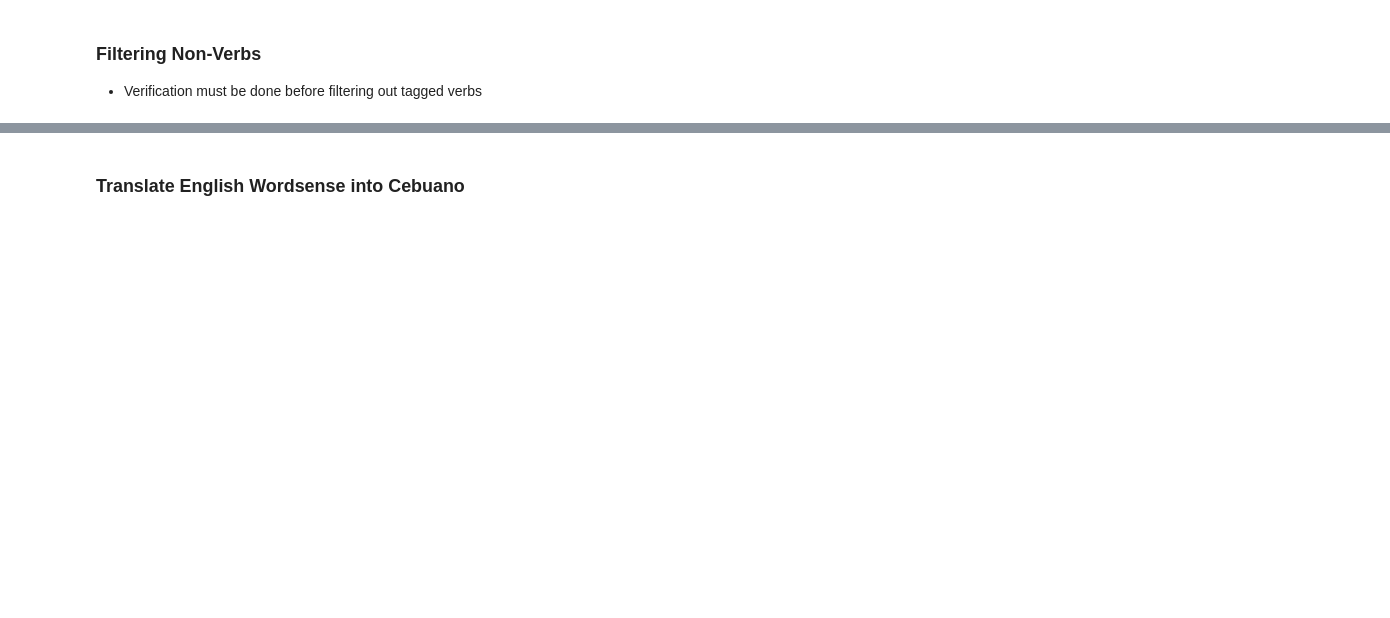
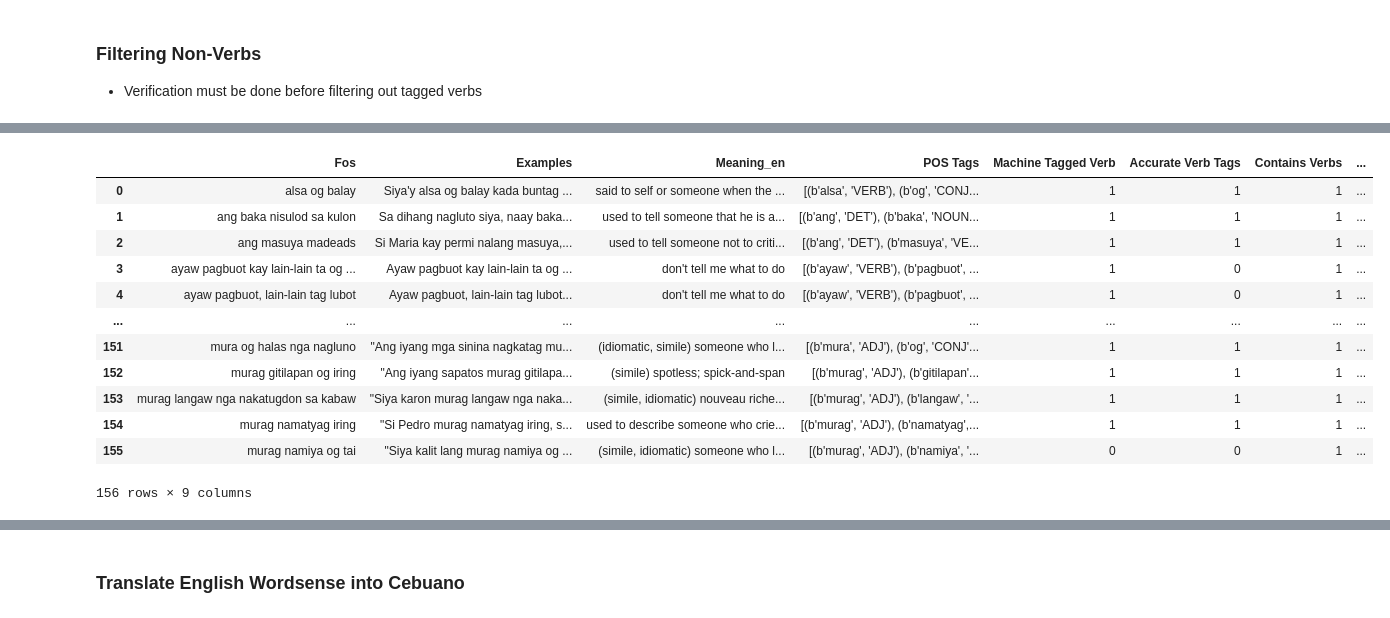
Before and after one commit to MiguelPartosa/Thesis-FOS-BinaryClass-WSD, a Jupyter notebook: Thesis_Implementation_1_2.ipynb, the cells around one changed output, grey strips where cells are left out. Saved outputs shown, nothing was run; the diff lists cells and outputs as text; code cells hidden in the pictures; blank space fills up the shorter version.

```diff
--- a/Thesis_Implementation_1_2.ipynb
+++ b/Thesis_Implementation_1_2.ipynb
@@ -244,0 +198,19 @@ Dropped:
+# %%
+# TODO: After verification, change Contains verbs to Corrected column
+df_verbs_filtered = df_verified[df_verified['Contains Verbs'] == 1].reset_index(
+    drop=True)
+df_verbs_filtered
+# %% [output]
+|  | Fos | Examples | Meaning_en | POS Tags | Machine Tagged Verb | Accurate Verb Tags | Contains Verbs | ... |
+| 0 | alsa og balay | Siya'y alsa og balay kada buntag ... | said to self or someone when the ... | [(b'alsa', 'VERB'), (b'og', 'CONJ... | 1 | 1 | 1 | ... |
+| 1 | ang baka nisulod sa kulon | Sa dihang nagluto siya, naay baka... | used to tell someone that he is a... | [(b'ang', 'DET'), (b'baka', 'NOUN... | 1 | 1 | 1 | ... |
+| 2 | ang masuya madeads | Si Maria kay permi nalang masuya,... | used to tell someone not to criti... | [(b'ang', 'DET'), (b'masuya', 'VE... | 1 | 1 | 1 | ... |
+| 3 | ayaw pagbuot kay lain-lain ta og ... | Ayaw pagbuot kay lain-lain ta og ... | don't tell me what to do | [(b'ayaw', 'VERB'), (b'pagbuot', ... | 1 | 0 | 1 | ... |
+| 4 | ayaw pagbuot, lain-lain tag lubot | Ayaw pagbuot, lain-lain tag lubot... | don't tell me what to do | [(b'ayaw', 'VERB'), (b'pagbuot', ... | 1 | 0 | 1 | ... |
+| ... | ... | ... | ... | ... | ... | ... | ... | ... |
+| 151 | mura og halas nga nagluno | "Ang iyang mga sinina nagkatag mu... | (idiomatic, simile) someone who l... | [(b'mura', 'ADJ'), (b'og', 'CONJ'... | 1 | 1 | 1 | ... |
+| 152 | murag gitilapan og iring | "Ang iyang sapatos murag gitilapa... | (simile) spotless; spick-and-span | [(b'murag', 'ADJ'), (b'gitilapan'... | 1 | 1 | 1 | ... |
+| 153 | murag langaw nga nakatugdon sa kabaw | "Siya karon murag langaw nga naka... | (simile, idiomatic) nouveau riche... | [(b'murag', 'ADJ'), (b'langaw', '... | 1 | 1 | 1 | ... |
+| 154 | murag namatyag iring | "Si Pedro murag namatyag iring, s... | used to describe someone who crie... | [(b'murag', 'ADJ'), (b'namatyag',... | 1 | 1 | 1 | ... |
+| 155 | murag namiya og tai | "Siya kalit lang murag namiya og ... | (simile, idiomatic) someone who l... | [(b'murag', 'ADJ'), (b'namiya', '... | 0 | 0 | 1 | ... |
+156 rows × 9 columns
```
Also changed, not shown: parts of 25 cells of this notebook, 5 other files.
